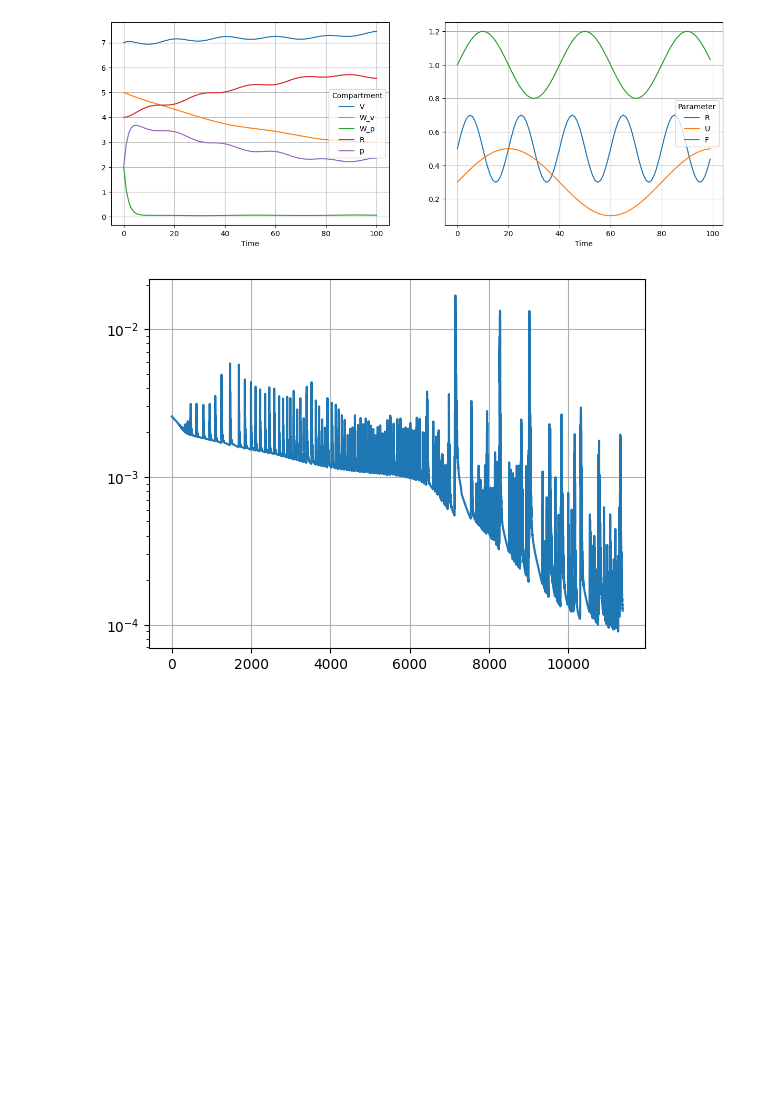
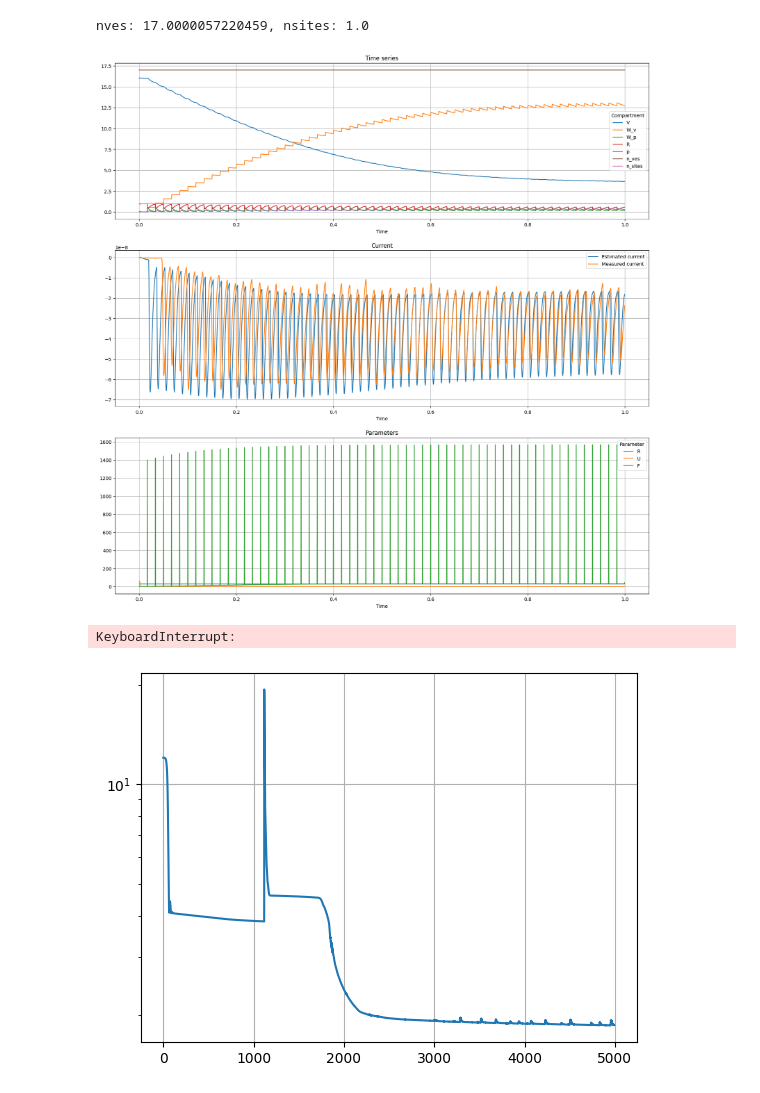
Before and after one commit to ThGaskin/NeuralABM, a Jupyter notebook: Notebooks/Rection_model.ipynb, the cells around one changed output. Saved outputs shown, nothing was run; the diff lists cells and outputs as text; code cells hidden in the pictures; blank space fills up the shorter version.

Commit message:
Add animal-specific parameters

```diff
--- a/Notebooks/Rection_model.ipynb
+++ b/Notebooks/Rection_model.ipynb
@@ -16,0 +19,4 @@ from include import neural_net
+# %%
+# Load the current data, which has 3000 time steps and is animal-specific
+times = torch.from_numpy(np.load("../../Projects/Parameter_estimation_nn/calcium_rre/data/times.npy")).float()
+currents = dict((f"animal{i}", torch.from_numpy(np.load(f"../../Projects/Parameter_estimation_nn/calcium_rre/data/Current_data_animal{i}.npy")).float()) for i in range(1, 6))
@@ -69,0 +154,6 @@ def generate_X_data(*,
+# %%
+# Current: derived by convolution
+def calculate_current(*, R, k_F, g, N, dt, **__):
+
+    # Convolve the derivative of F with impulse function
+    return convolve(k_F * R, N*g, mode='full')[:len(R)] * dt
@@ -69,0 +181,10 @@ def generate_X_data(*,
+# %%
+# Plot the functions for an example animal
+fig, axs = plt.subplots(ncols=2, figsize=(15, 5))
+axs[0].plot(torch.linspace(0, 1.1, 1000), k_F(torch.linspace(0, 1.1, 1000), **ANIMAL_PARAMS['animal1'], **GENERAL_PARAMS["k_F"]))
+axs[1].plot(torch.linspace(0, 0.02, 1000), k_U(torch.linspace(0, 0.02, 1000), **GENERAL_PARAMS["k_U"]))
+for ax in axs:
+    ax.set(xlabel='$t \ [s]$')
+    ax.grid()
+axs[0].set(ylabel='$k_F \ [Hz]$')
+axs[1].set(ylabel='$k_U \ [Hz]$')
@@ -70,34 +221,37 @@ def generate_X_data(*,
 # %%
-# Generate some training data
-dt = torch.tensor(0.005)
-num_steps = 100
+# Generate ODE data
+X = solve_ODE(parameters=true_params, num_steps=num_steps, init_state=init_state, dt=dt, **ANIMAL_PARAMS[animal])
+n_ves, n_sites = X[:, [Compartments["R"].value, Compartments["W_v"].value, Compartments["V"].value]].sum(dim=1)[:-1].reshape(-1, 1), X[:, [Compartments["R"].value, Compartments["p"].value, Compartments["W_p"].value]].sum(dim=1)[:-1].reshape(-1, 1)
 
-# Initial state
-init_state = torch.tensor([7,5,2,4,2])
+# Calculate current
+g = impulse_function(times[start:stop], **GENERAL_PARAMS['impulse_function'])
+C = calculate_current(R=X[:, Compartments["R"].value][:-1], k_F = true_params[:, Parameters["F"].value], g=g, N=ANIMAL_PARAMS[animal]["N"], dt=dt)
 
-# Time series of oscillating parameters
-true_params = torch.stack([
-    torch.tensor([0.2 * torch.sin(n*dt * 20 * torch.pi) + 0.5 for n in range(num_steps)]),
-    torch.tensor([0.2 * torch.sin(n*dt * 5 * torch.pi) + 0.3 for n in range(num_steps)]),
-    torch.tensor([0.2 * torch.sin(n*dt * 10 * torch.pi) + 1 for n in range(num_steps)])
-]).transpose(1, 0)
-
-# Generate training data
-X = generate_X_data(parameters=true_params, num_steps=num_steps, init_state=init_state, dt=dt)
-
-# Plot
-fig, axs = plt.subplots(ncols=2, figsize=(15, 5))
-xr.DataArray(X,
+# Plot the results
+fig, axs = plt.subplots(nrows=3, figsize=(20, 20))
+xr.DataArray(np.hstack([X[:-1], n_ves, n_sites]),
              dims=["Time", "Compartment"],
-             coords={"Time": np.arange(X.shape[0]), "Compartment": [e.name for e in Compartments]}
+             coords={"Time": times[start:stop], "Compartment": [e.name for e in Compartments] + ['n_ves'] + ['n_sites']}
              ).plot(hue="Compartment", ax=axs[0])
+xr.DataArray(C[start:stop],
+             dims=["Time"],
+             coords={"Time": times[start:stop]}).plot(ax=axs[1], label="Estimated current")
 xr.DataArray(true_params,
              dims = ["Time", "Parameter"],
-             coords= {"Time": np.arange(true_params.shape[0]), "Parameter": [e.name for e in Parameters]}).plot(hue="Parameter", ax=axs[1])
+             coords= {"Time": times[start:stop], "Parameter": [e.name for e in Parameters]}).plot(hue="Parameter", ax=axs[2])
+
+axs[0].set(title="Time series")
+axs[1].set(title="Current")
+axs[2].set(title="Parameters")
 for ax in axs:
     ax.grid()
+axs[1].plot(times[start:stop], currents[animal][start:stop], label="Measured current")
+axs[1].legend()
+
+print(f'nves: {n_ves.mean()}, nsites: {n_sites.mean()}')
 # %% [output]
+nves: 17.0000057220459, nsites: 1.0
-[figure, old version]
+[figure, new version]
 # %%
 # Initialise the neural network
 NN = neural_net.NeuralNet(
@@ -137,14 +305,16 @@ def epoch(training_X):
     return loss.detach()
 # %%
 for i in (pbar := tqdm.trange(1000)):
-    _l = epoch(X)
+    _l = epoch(C_train.reshape(-1, 1))
     loss_ts.append(_l)
     pbar.set_description(f"Current loss: {_l}")
+# %% [output]
+KeyboardInterrupt:
 # %%
-plt.plot(loss_ts[100:])
+plt.plot(loss_ts)
 plt.yscale('log')
 plt.grid()
 # %% [output]
-[figure, old version]
+[figure, new version]
 # %%
 # Plot the results
```
Also changed, not shown: parts of 26 cells of this notebook.
